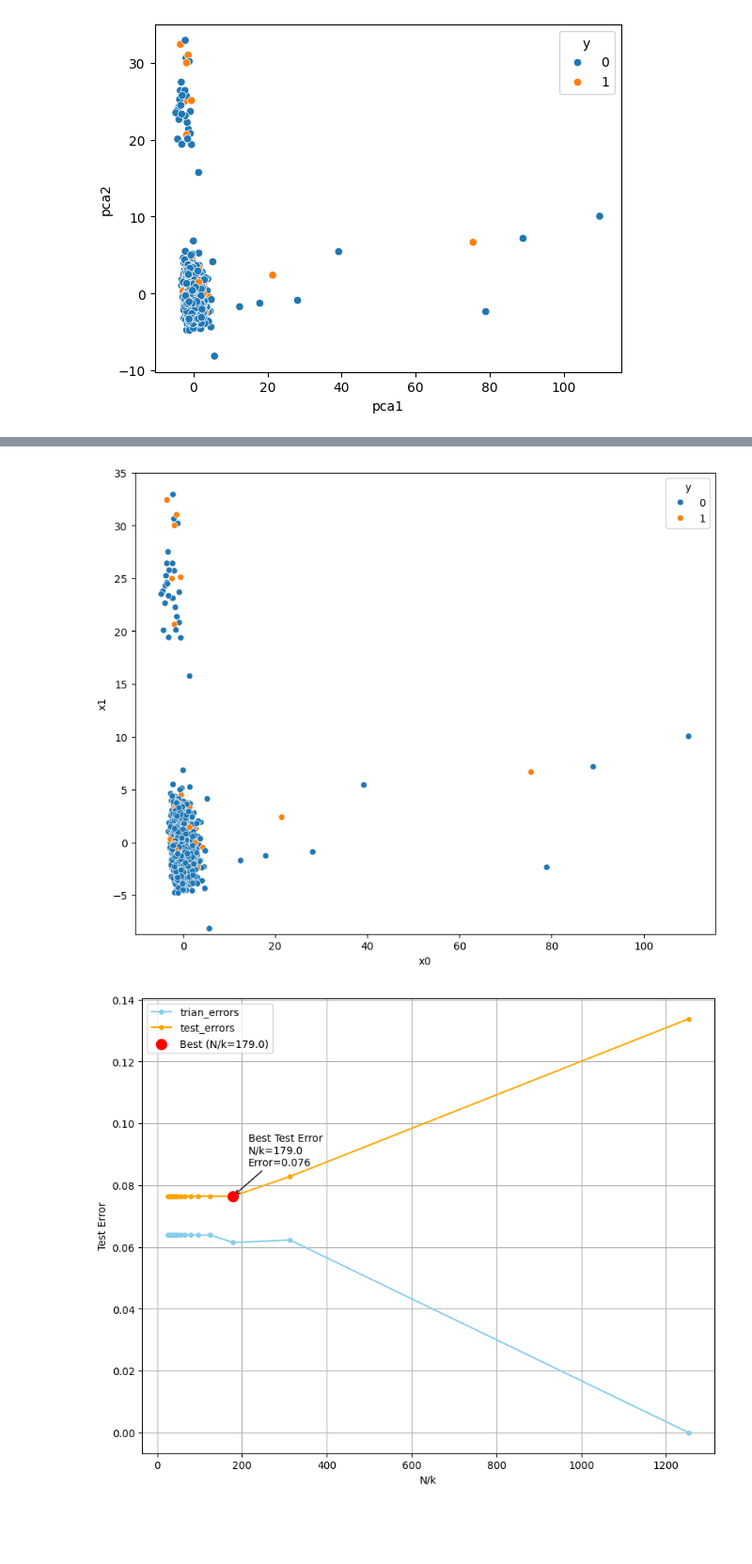
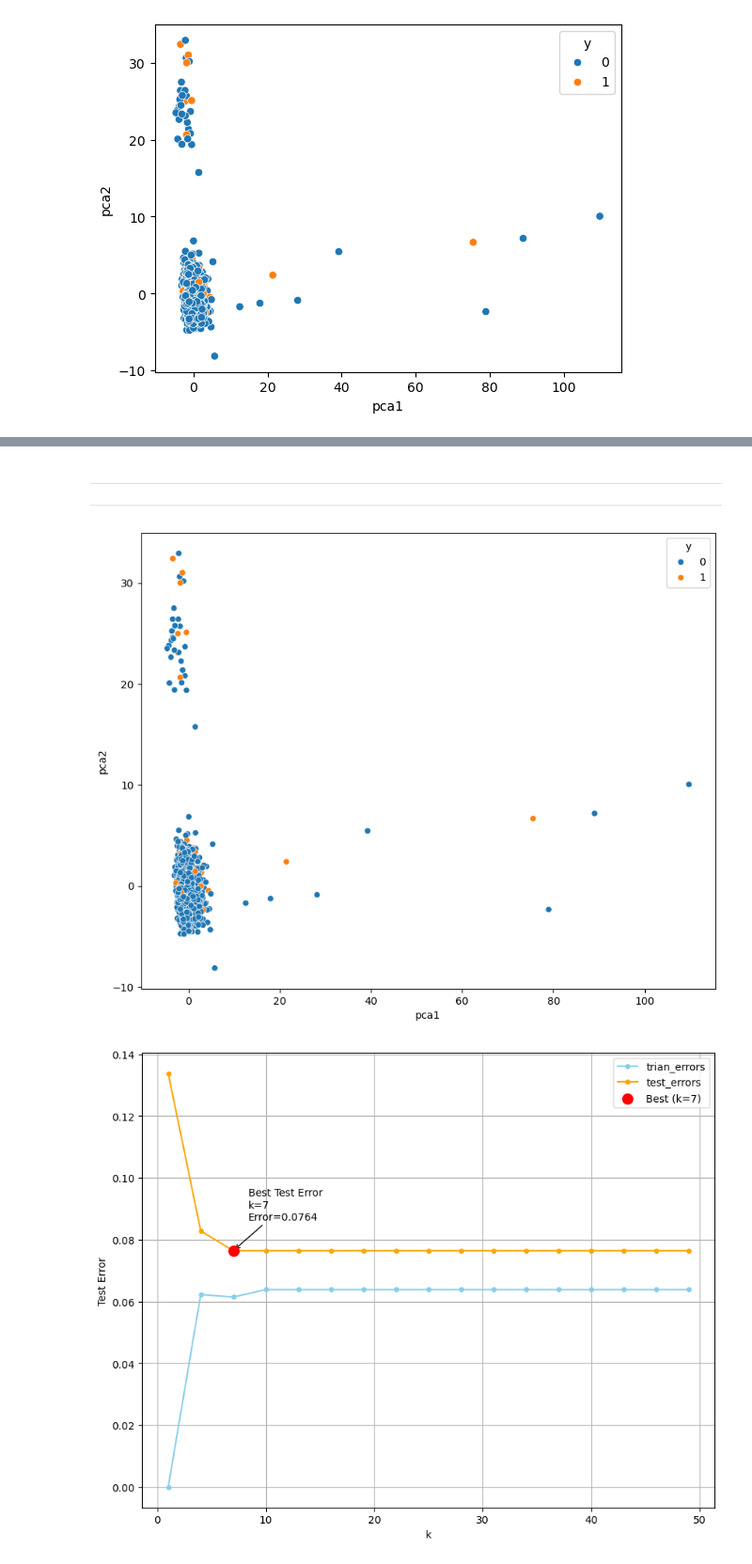
Before and after one commit to JackHuang0125/WHAT_I_DID, a Jupyter notebook: 0 Meeting/0_PAPER_0923.ipynb, the cells around one changed output, grey strips where cells are left out. Shown at 94% size. Cells and saved outputs as stored; diff of their text form; code cells hidden in the pictures; blank space fills up the shorter version.

```diff
--- a/0 Meeting/0_PAPER_0923.ipynb
+++ b/0 Meeting/0_PAPER_0923.ipynb
@@ -313,7 +313,7 @@ GM =  39.26 %
 # %% [markdown]
 ## 調整X, y在cv上的比例（進行中）
 # %%
-secom = pd.read_csv(r'C:\Users\User\Documents\GitHub\psychic-spoon\DataSet\secom.csv', sep='\t')
+secom = pd.read_csv(r'C:\Users\No\Documents\GitHub\psychic-spoon\DataSet\secom.csv', sep='\t')
 np.random.seed(42)
 X = secom.drop(columns=['Time', 'Pass/Fail'])
 y = secom['Pass/Fail'].replace({-1:0, 1:1}).astype(int)
@@ -344,8 +344,8 @@ clf.fit(X_pca, y)
 
 proba = clf.predict_proba(X_pca)[:,1]
 
-idx_y0 = np.where(proba<=0.20)[0]
-idx_y1 = np.where(proba>=0.80)[0]
+idx_y0 = np.where(proba<0.50)[0]
+idx_y1 = np.where(proba>=0.50)[0]
 
 X_y0 = X.iloc[idx_y0].copy()
 X_y1 = X.iloc[idx_y1].copy()
@@ -368,5 +511,8 @@ clf.classes_, proba.min(), proba.max(), proba.mean()
+# %% [markdown]
+---
+---
 # %%
-secom = pd.read_csv(r'C:\Users\User\Documents\GitHub\psychic-spoon\DataSet\secom.csv', sep='\t')
+secom = pd.read_csv(r'C:\Users\No\Documents\GitHub\psychic-spoon\DataSet\secom.csv', sep='\t')
 np.random.seed(42)
 X = secom.drop(columns=['Time', 'Pass/Fail'])
 y = secom['Pass/Fail'].replace({-1:0, 1:1}).astype(int)
@@ -388,56 +534,54 @@ X_pca = pca.fit_transform(X_scaled)
 knc = KNeighborsClassifier(n_neighbors=10)
 knc.fit(X_pca, y)
 
-x_min, x_max = X_pca[:, 0].min()+0.3, X_pca[:, 0].max()
-y_min, y_max = X_pca[:, 1].min()-0.5, X_pca[:, 1].max()
-xx, yy = np.meshgrid(np.arange(x_min, x_max, 0.01), np.arange(y_min, y_max, 0.05))
-Z = knc.predict(np.c_[xx.ravel(), yy.ravel()]).reshape(xx.shape)
-
-df = pd.DataFrame(X_pca, columns=['x0', 'x1'])
+df = pd.DataFrame(X_pca, columns=['pca1', 'pca2'])
 df['y'] = y
 
 plt.figure(figsize=(10, 8))
-sns.scatterplot(df, x='x0', y='x1', hue='y')
-cs = plt.contour(xx, yy, Z, levels=[0.5])
-plt.clabel(cs, inline=True, fmt="ŷ=0.5")
+sns.scatterplot(df, x='pca1', y='pca2', hue='y')
+plt.xlabel('pca1')
+plt.ylabel("pca2")
 plt.show()
 
 X_train, X_test, y_train, y_test = train_test_split(X_imputed, y, test_size=0.2, random_state=42)
 
 N = len(X_train)
 train_errors = []
 test_errors = []
 effective = []
+ks = list(range(1, 51, 3))
 for k in range(1, 51, 3):
     knc = KNeighborsClassifier(n_neighbors=k)
     knc.fit(X_train, y_train)
     y_pred_train = knc.predict(X_train)
     y_pred_test = knc.predict(X_test)
 
     err_train = zero_one_loss(y_train, y_pred_train)
     err_test = zero_one_loss(y_test, y_pred_test)
 
     train_errors.append(err_train)
     test_errors.append(err_test)
 
     effective.append(N/k)
 
-best_effect = effective[np.argmin(test_errors)]
+index_min = int(np.array(test_errors).argmin())
+best_k = ks[index_min]
+
 best_test_error = test_errors[np.argmin(test_errors)]
 
 plt.figure(figsize=(10, 8))
-plt.plot(effective, train_errors, marker='o', markersize=4, color='skyblue', label='trian_errors')
-plt.plot(effective, test_errors, marker='o', markersize=4, color='orange', label='test_errors')
-plt.scatter(best_effect, best_test_error, color="red", s=100, zorder=5, label=f"Best (N/k={best_effect:.1f})")
-plt.annotate(f"Best Test Error\nN/k={best_effect:.1f}\nError={best_test_error:.3f}",
-             xy=(best_effect, best_test_error),
-             xytext=(best_effect*1.2, best_test_error+0.01),
+plt.plot(ks, train_errors, marker='o', markersize=4, color='skyblue', label='trian_errors')
+plt.plot(ks, test_errors, marker='o', markersize=4, color='orange', label='test_errors')
+plt.scatter(best_k, best_test_error, color="red", s=100, zorder=5, label=f"Best (k={best_k})")
+plt.annotate(f"Best Test Error\nk={best_k}\nError={best_test_error:.4f}",
+             xy=(best_k, best_test_error),
+             xytext=(best_k*1.2, best_test_error+0.01),
              arrowprops=dict(facecolor='red', arrowstyle="->"))
-plt.xlabel("N/k")
+plt.xlabel("k")
 plt.ylabel("Test Error")
 plt.grid(True)
 plt.legend()
 plt.show()
 # %% [output]
-[figure, old version]
+[figure, new version]
-[figure, old version]
+[figure, new version]
```
Also changed, not shown: parts of 5 cells of this notebook.
